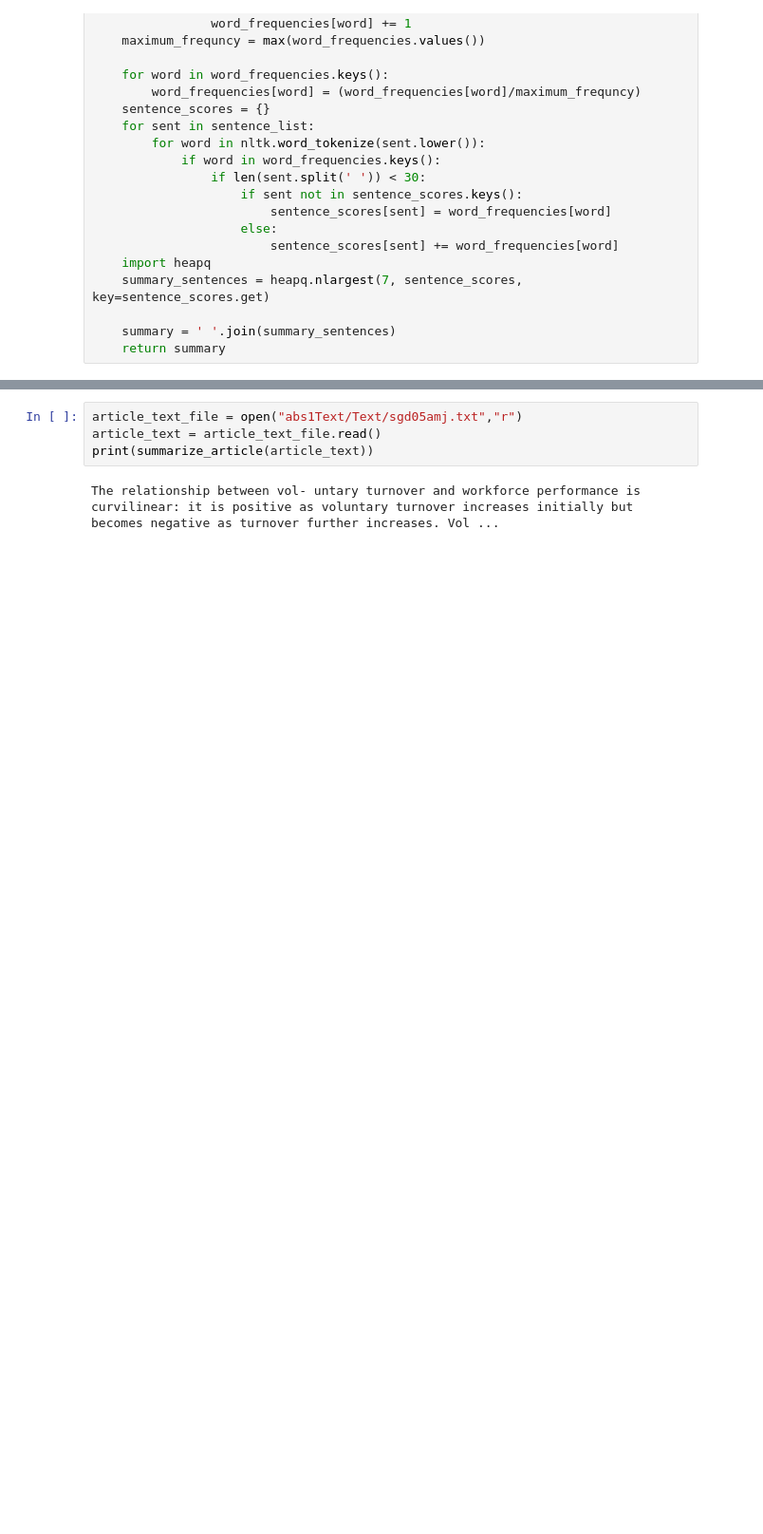
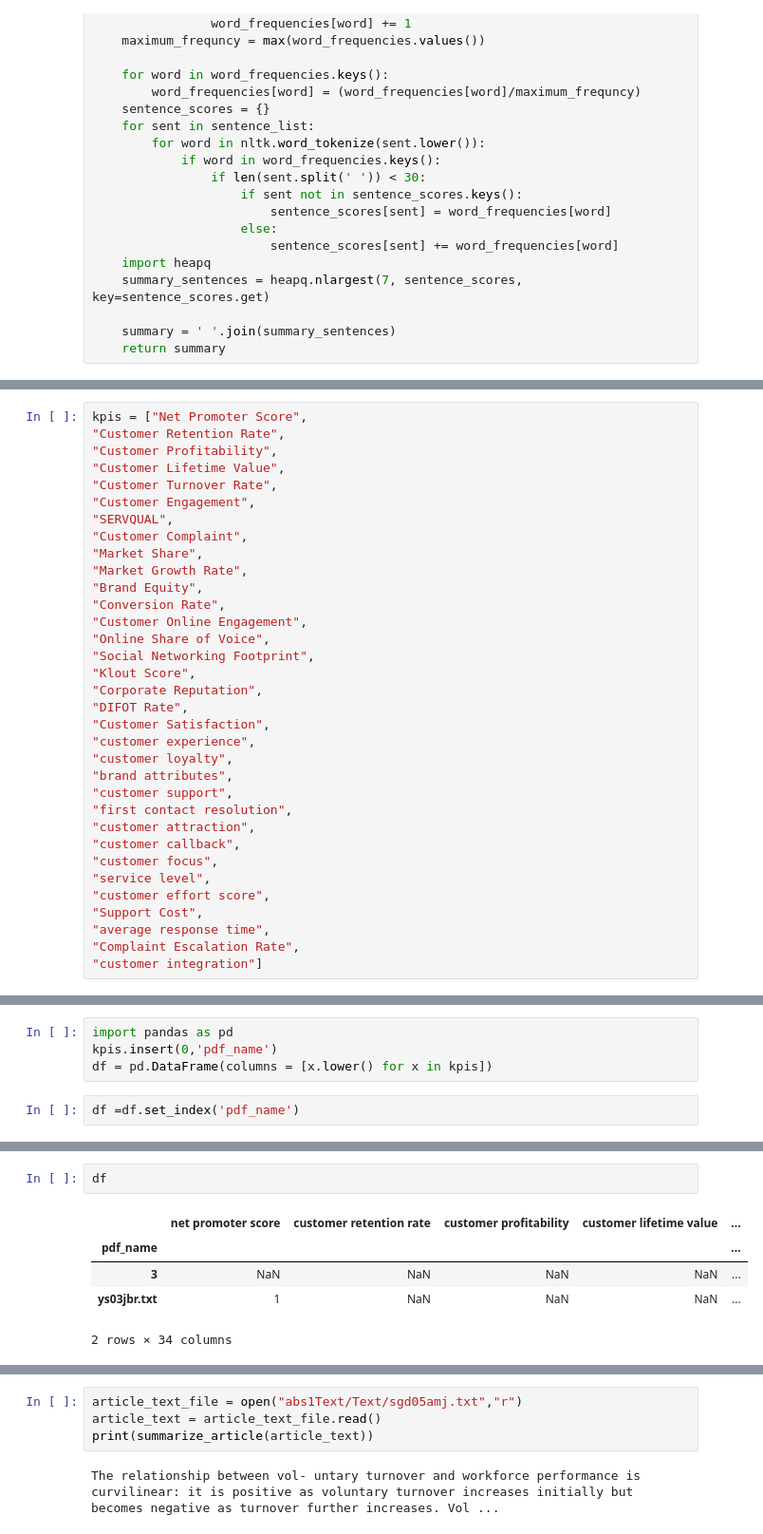
Before and after one commit to shubhm-gupta/Customer_KPI, a Jupyter notebook: ExperimentSummary.ipynb, the cells around one changed output, grey strips where cells are left out. Shown at 95% size. Saved outputs shown, nothing was run; the diff lists cells and outputs as text; blank space fills up the shorter version.

```diff
--- a/ExperimentSummary.ipynb
+++ b/ExperimentSummary.ipynb
@@ -87,0 +94,34 @@ def summarize_article(article_text):
+# %%
+kpis = ["Net Promoter Score",
+"Customer Retention Rate",
+"Customer Profitability",
+"Customer Lifetime Value",
+"Customer Turnover Rate",
+"Customer Engagement",
+"SERVQUAL",
+"Customer Complaint",
+"Market Share",
+"Market Growth Rate",
+"Brand Equity",
+"Conversion Rate",
+"Customer Online Engagement",
+"Online Share of Voice",
+"Social Networking Footprint",
+"Klout Score",
+"Corporate Reputation",
+"DIFOT Rate",
+"Customer Satisfaction",
+"customer experience",
+"customer loyalty",
+"brand attributes",
+"customer support",
+"first contact resolution",
+"customer attraction",
+"customer callback",
+"customer focus",
+"service level",
+"customer effort score",
+"Support Cost",
+"average response time",
+"Complaint Escalation Rate",
+"customer integration"]
@@ -87,0 +177,6 @@ def summarize_article(article_text):
+# %%
+import pandas as pd
+kpis.insert(0,'pdf_name')
+df = pd.DataFrame(columns = [x.lower() for x in kpis])
+# %%
+df =df.set_index('pdf_name')
@@ -87,0 +189,8 @@ def summarize_article(article_text):
+# %%
+df
+# %% [output]
+|  | net promoter score | customer retention rate | customer profitability | customer lifetime value | ... |
+| pdf_name |  |  |  |  | ... |
+| 3 | NaN | NaN | NaN | NaN | ... |
+| ys03jbr.txt | 1 | NaN | NaN | NaN | ... |
+2 rows × 34 columns
```
Also changed, not shown: parts of 24 cells of this notebook, 4 other files.
